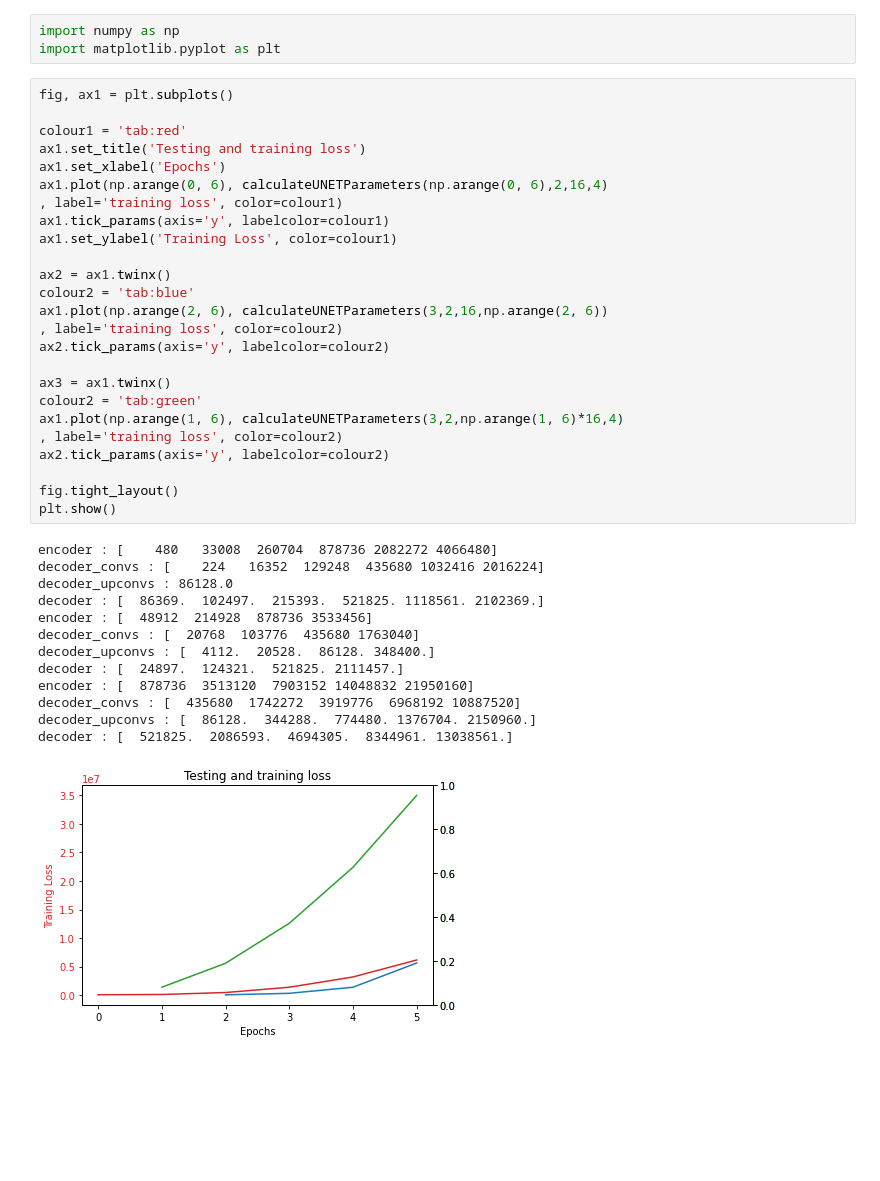
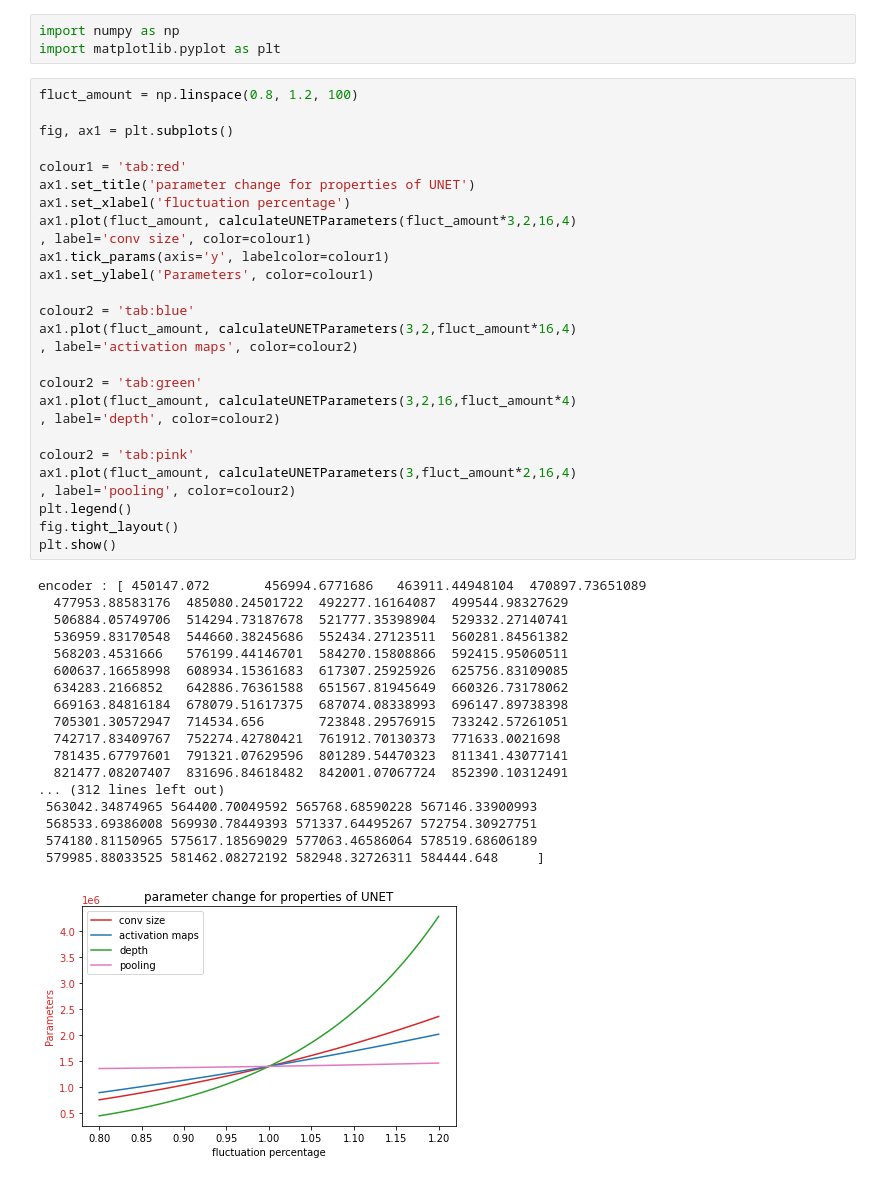
Before and after one commit to JoeOliverEvans/BrainDOT, a Jupyter notebook: networkParameterCalculator.ipynb, the cells around one changed output. Saved outputs shown, nothing was run; the diff lists cells and outputs as text; blank space fills up the shorter version.

Commit message:
graphs to examine parameter scaling

```diff
--- a/networkParameterCalculator.ipynb
+++ b/networkParameterCalculator.ipynb
@@ -64,41 +83,48 @@ decoder : 528049.0
 import numpy as np
 import matplotlib.pyplot as plt
 # %%
+fluct_amount = np.linspace(0.8, 1.2, 100)
+
 fig, ax1 = plt.subplots()
 
 colour1 = 'tab:red'
-ax1.set_title('Testing and training loss')
-ax1.set_xlabel('Epochs')
-ax1.plot(np.arange(0, 6), calculateUNETParameters(np.arange(0, 6),2,16,4)
-, label='training loss', color=colour1)
+ax1.set_title('parameter change for properties of UNET')
+ax1.set_xlabel('fluctuation percentage')
+ax1.plot(fluct_amount, calculateUNETParameters(fluct_amount*3,2,16,4)
+, label='conv size', color=colour1)
 ax1.tick_params(axis='y', labelcolor=colour1)
-ax1.set_ylabel('Training Loss', color=colour1)
+ax1.set_ylabel('Parameters', color=colour1)
 
-ax2 = ax1.twinx()
 colour2 = 'tab:blue'
-ax1.plot(np.arange(2, 6), calculateUNETParameters(3,2,16,np.arange(2, 6))
-, label='training loss', color=colour2)
-ax2.tick_params(axis='y', labelcolor=colour2)
+ax1.plot(fluct_amount, calculateUNETParameters(3,2,fluct_amount*16,4)
+, label='activation maps', color=colour2)
 
-ax3 = ax1.twinx()
 colour2 = 'tab:green'
-ax1.plot(np.arange(1, 6), calculateUNETParameters(3,2,np.arange(1, 6)*16,4)
-, label='training loss', color=colour2)
-ax2.tick_params(axis='y', labelcolor=colour2)
+ax1.plot(fluct_amount, calculateUNETParameters(3,2,16,fluct_amount*4)
+, label='depth', color=colour2)
 
+colour2 = 'tab:pink'
+ax1.plot(fluct_amount, calculateUNETParameters(3,fluct_amount*2,16,4)
+, label='pooling', color=colour2)
+plt.legend()
 fig.tight_layout()
 plt.show()
 # %% [output]
-encoder : [    480   33008  260704  878736 2082272 4066480]
-decoder_convs : [    224   16352  129248  435680 1032416 2016224]
-decoder_upconvs : 86128.0
-decoder : [  86369.  102497.  215393.  521825. 1118561. 2102369.]
-encoder : [  48912  214928  878736 3533456]
-decoder_convs : [  20768  103776  435680 1763040]
-decoder_upconvs : [  4112.  20528.  86128. 348400.]
-decoder : [  24897.  124321.  521825. 2111457.]
-encoder : [  878736  3513120  7903152 14048832 21950160]
-decoder_convs : [  435680  1742272  3919776  6968192 10887520]
-decoder_upconvs : [  86128.  344288.  774480. 1376704. 2150960.]
-decoder : [  521825.  2086593.  4694305.  8344961. 13038561.]
+encoder : [ 450147.072       456994.6771686   463911.44948104  470897.73651089
+  477953.88583176  485080.24501722  492277.16164087  499544.98327629
+  506884.05749706  514294.73187678  521777.35398904  529332.27140741
+  536959.83170548  544660.38245686  552434.27123511  560281.84561382
+  568203.4531666   576199.44146701  584270.15808866  592415.95060511
+  600637.16658998  608934.15361683  617307.25925926  625756.83109085
+  634283.2166852   642886.76361588  651567.81945649  660326.73178062
+  669163.84816184  678079.51617375  687074.08338993  696147.89738398
+  705301.30572947  714534.656       723848.29576915  733242.57261051
+  742717.83409767  752274.42780421  761912.70130373  771633.0021698
+  781435.67797601  791321.07629596  801289.54470323  811341.43077141
+  821477.08207407  831696.84618482  842001.07067724  852390.10312491
+... (312 lines left out)
+ 563042.34874965 564400.70049592 565768.68590228 567146.33900993
+ 568533.69386008 569930.78449393 571337.64495267 572754.30927751
+ 574180.81150965 575617.18569029 577063.46586064 578519.68606189
+ 579985.88033525 581462.08272192 582948.32726311 584444.648     ]
-[figure, old version]
+[figure, new version]
```
Also changed, not shown: parts of 4 cells of this notebook.
